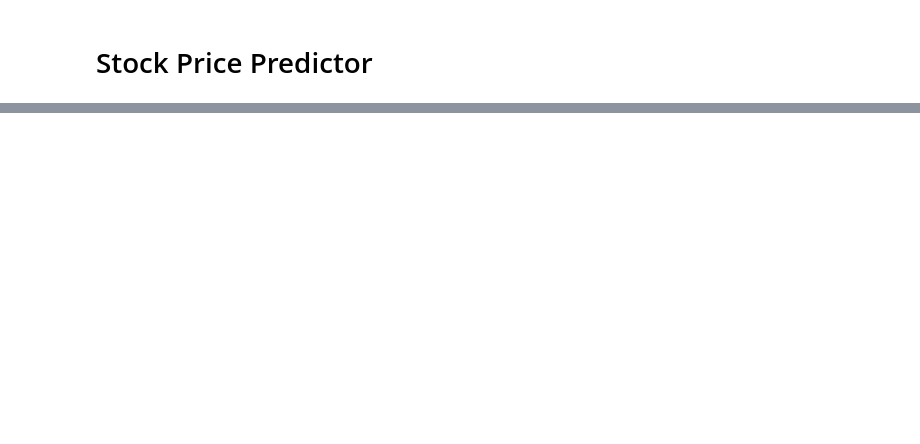
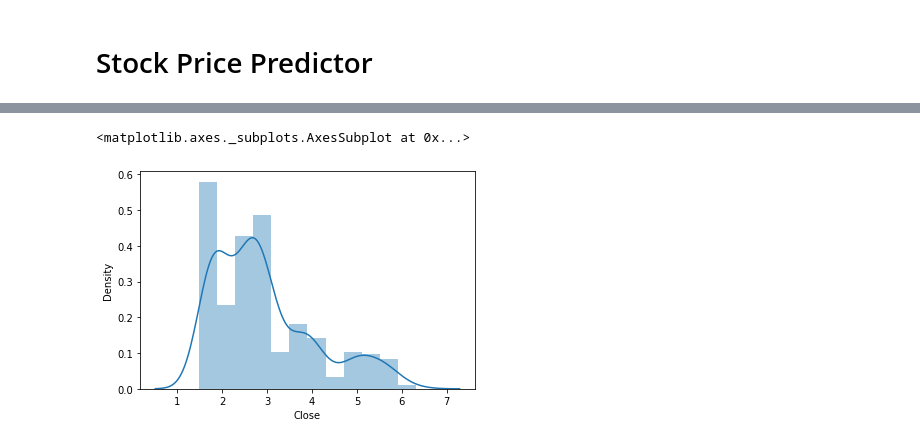
Before and after one commit to mart-anthony-stark/Machine-Learning-and-Deep-Learning, a Jupyter notebook: SPP_Research.ipynb, the cells around one changed output, grey strips where cells are left out. Saved outputs shown, nothing was run; the diff lists cells and outputs as text; code cells hidden in the pictures; blank space fills up the shorter version.

```diff
--- a/SPP_Research.ipynb
+++ b/SPP_Research.ipynb
@@ -34,0 +77,5 @@ import matplotlib.pyplot as plt
+# %%
+sns.distplot(data['Close'])
+# %% [output]
+<matplotlib.axes._subplots.AxesSubplot at 0x...>
+[figure, added]
```
Also changed, not shown: parts of 9 cells of this notebook.
